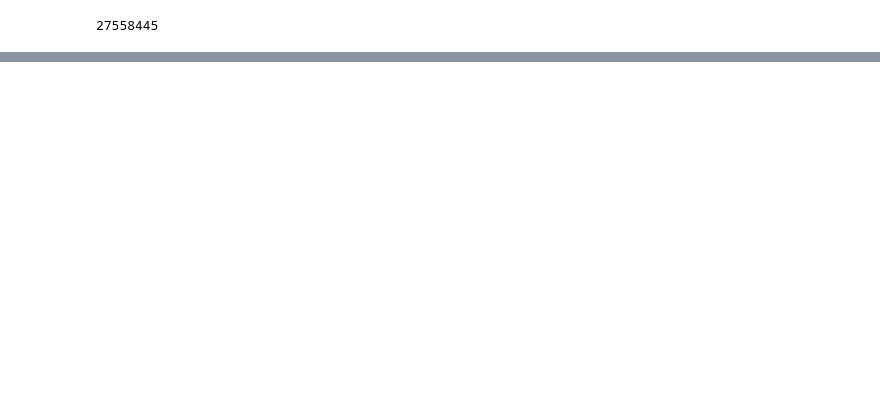
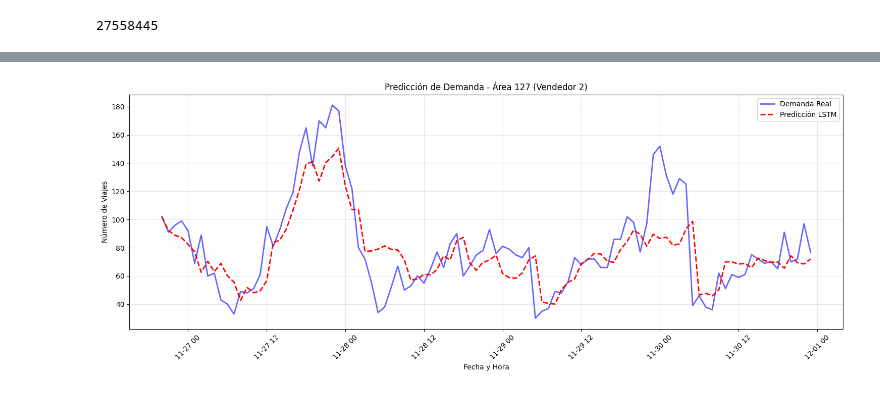
Before and after one commit to danpanto/NyFlow, a Jupyter notebook: models/lstm_model.ipynb, the cells around one changed output, grey strips where cells are left out. Drawn from its saved outputs; the diff is of its cells as text; code cells hidden in the pictures; blank space fills up the shorter version.

```diff
--- a/models/lstm_model.ipynb
+++ b/models/lstm_model.ipynb
@@ -1193,10 +1164,10 @@ train_loader = DataLoader(TrainDataset("../data/lstm_model.parquet", split="trai
     prefetch_factor=2 )
 val_loader = DataLoader(TrainDataset("../data/lstm_model.parquet", split="val"), batch_size=1024,num_workers = 2)
 device = torch.device("cuda" if torch.cuda.is_available() else "cpu")
-model = ExTLSTM(4,5,7)
+model = ExTLSTM(4,5,3)
 model = model.to(device)
 optimizer = torch.optim.Adam(model.parameters(), lr=0.001)
-criterion = torch.nn.HuberLoss()
+criterion = torch.nn.HuberLoss(delta = 0.2)
 
-epochs = 10
+epochs = 30
 best_val_loss = float('inf')
@@ -1209,7 +1183,7 @@ task = Task.init(
 )
 logger = task.get_logger()
 
-epochs = 10
+epochs = 30
 for epoch in range(epochs):
     # FASE TRAIN
     model.train()
@@ -1254,4 +1228,4 @@ for epoch in range(epochs):
     if avg_val_loss < best_val_loss:
         best_val_loss = avg_val_loss
         torch.save(model.state_dict(), "best_model.pth")
-        task.update_output_model(model_path="best_model.pth", name="Best LSTM Model")
+        #task.update_output_model(model_path="best_model.pth", name="Best LSTM Model")
@@ -1261,0 +1232,68 @@ KeyboardInterrupt:
+# %%
+
+def plot_demand_forecast(res_spark_df, model, location_id=127, vendor_id=2, last_n=100):
+    """
+    Filtra, predice y grafica la demanda real vs predicha.
+    """
+    # 1. Filtramos en Spark y traemos solo lo necesario
+    # Ordenamos por timestamp descendente para tomar las "últimas" N horas
+    pd_subset = res_spark_df.filter(
+        (res_spark_df.PULocationID == location_id) &
+        (res_spark_df.VendorID == vendor_id)
+    ).sort("timestamp", ascending=False).limit(last_n).toPandas()
+
+    # Volvemos a ordenar cronológicamente para el gráfico
+    pd_subset = pd_subset.sort_values("timestamp")
+
+    if pd_subset.empty:
+        print("No se encontraron datos para los filtros especificados.")
+        return
+
+    # 2. Preparar los tensores para el modelo
+    # Usamos la lógica de conversión que definimos para el dataset
+    def row_to_tensor(row):
+        feat = row['features']
+        if isinstance(feat, dict): # Si viene como SparseVector de Spark
+            res = np.zeros(feat['size'])
+            res[feat['indices']] = feat['values']
+            return res
+        return np.array(feat) # Si viene como DenseVector
+
+    X_list = [row_to_tensor(r) for _, r in pd_subset.iterrows()]
+    X_tensor = torch.from_numpy(np.stack(X_list)).float().to(device)
+
+    # 3. Inferencia
+    model.eval()
+    with torch.no_grad():
+        preds_sc = model(X_tensor).cpu().numpy().flatten()
+
+    # 4. DENORMALIZACIÓN (Paso crítico)
+    # Real = (Pred_normalizado * std) + mean
+    means = pd_subset['mean'].values
+    stds = pd_subset['std'].values
+    real_demand = pd_subset['demand'].values
+
+    # Aplicamos la fórmula inversa
+    predicted_demand = (preds_sc * stds) + means
+
+    # Aseguramos que no haya predicciones negativas (físicamente imposibles)
+    predicted_demand = np.maximum(predicted_demand, 0)
+
+    # 5. Plotting
+    plt.figure(figsize=(15, 6))
+    plt.plot(pd_subset['timestamp'], real_demand, label='Demanda Real', color='blue', alpha=0.6, linewidth=2)
+    plt.plot(pd_subset['timestamp'], predicted_demand, label='Predicción LSTM', color='red', linestyle='--', linewidth=2)
+
+    plt.title(f'Predicción de Demanda - Área {location_id} (Vendedor {vendor_id})')
+    plt.xlabel('Fecha y Hora')
+    plt.ylabel('Número de Viajes')
+    plt.legend()
+    plt.grid(True, alpha=0.3)
+    plt.xticks(rotation=45)
+    plt.tight_layout()
+    plt.show()
+
+# Uso:
+plot_demand_forecast(res, model, location_id=127, vendor_id=2, last_n=100)
+# %% [output]
+[figure, added]
```
Also changed, not shown: parts of 9 cells of this notebook, 2 other files.
